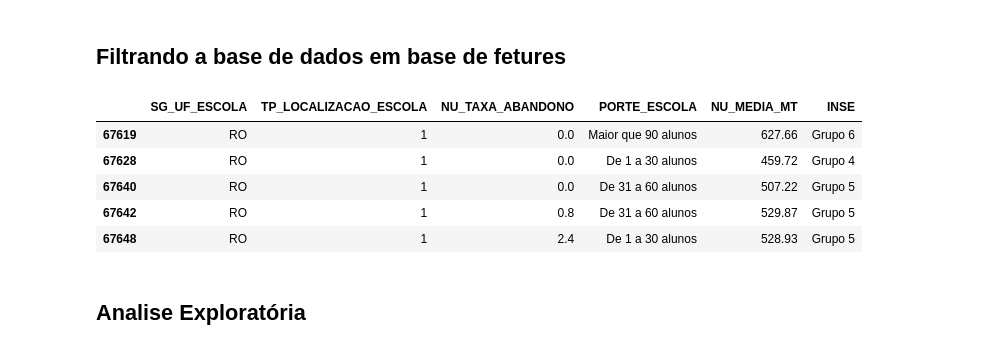
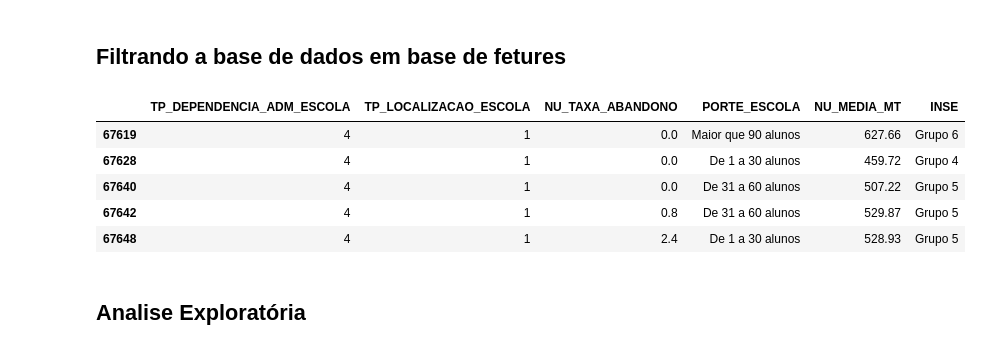
Before and after one commit to insper-classroom/23-1a-cd-p2-lucca_pedro_rafael, a Jupyter notebook: P2.ipynb, the cells around one changed output. Saved outputs shown, nothing was run; the diff lists cells and outputs as text; code cells hidden in the pictures.

```diff
--- a/P2.ipynb
+++ b/P2.ipynb
@@ -39,15 +39,15 @@ dados.head(5)
 # %% [markdown]
 ## Filtrando a base de dados em base de fetures
 # %%
-dados_limpando = dados.loc[dados["NU_ANO"] == 2015,("SG_UF_ESCOLA", "TP_LOCALIZACAO_ESCOLA", "NU_TAXA_ABANDONO", "PORTE_ESCOLA", "NU_MEDIA_MT", "INSE")]
+dados_limpando = dados.loc[dados["NU_ANO"] == 2015,("TP_DEPENDENCIA_ADM_ESCOLA", "TP_LOCALIZACAO_ESCOLA", "NU_TAXA_ABANDONO", "PORTE_ESCOLA", "NU_MEDIA_MT", "INSE")]
 
 dados_limpando.head(5)
 # %% [output]
-|  | SG_UF_ESCOLA | TP_LOCALIZACAO_ESCOLA | NU_TAXA_ABANDONO | PORTE_ESCOLA | NU_MEDIA_MT | INSE |
-| 67619 | RO | 1 | 0.0 | Maior que 90 alunos | 627.66 | Grupo 6 |
-| 67628 | RO | 1 | 0.0 | De 1 a 30 alunos | 459.72 | Grupo 4 |
-| 67640 | RO | 1 | 0.0 | De 31 a 60 alunos | 507.22 | Grupo 5 |
-| 67642 | RO | 1 | 0.8 | De 31 a 60 alunos | 529.87 | Grupo 5 |
-| 67648 | RO | 1 | 2.4 | De 1 a 30 alunos | 528.93 | Grupo 5 |
+|  | TP_DEPENDENCIA_ADM_ESCOLA | TP_LOCALIZACAO_ESCOLA | NU_TAXA_ABANDONO | PORTE_ESCOLA | NU_MEDIA_MT | INSE |
+| 67619 | 4 | 1 | 0.0 | Maior que 90 alunos | 627.66 | Grupo 6 |
+| 67628 | 4 | 1 | 0.0 | De 1 a 30 alunos | 459.72 | Grupo 4 |
+| 67640 | 4 | 1 | 0.0 | De 31 a 60 alunos | 507.22 | Grupo 5 |
+| 67642 | 4 | 1 | 0.8 | De 31 a 60 alunos | 529.87 | Grupo 5 |
+| 67648 | 4 | 1 | 2.4 | De 1 a 30 alunos | 528.93 | Grupo 5 |
 # %% [markdown]
 ## Analise Exploratória
```
Also changed, not shown: parts of 3 cells of this notebook.
